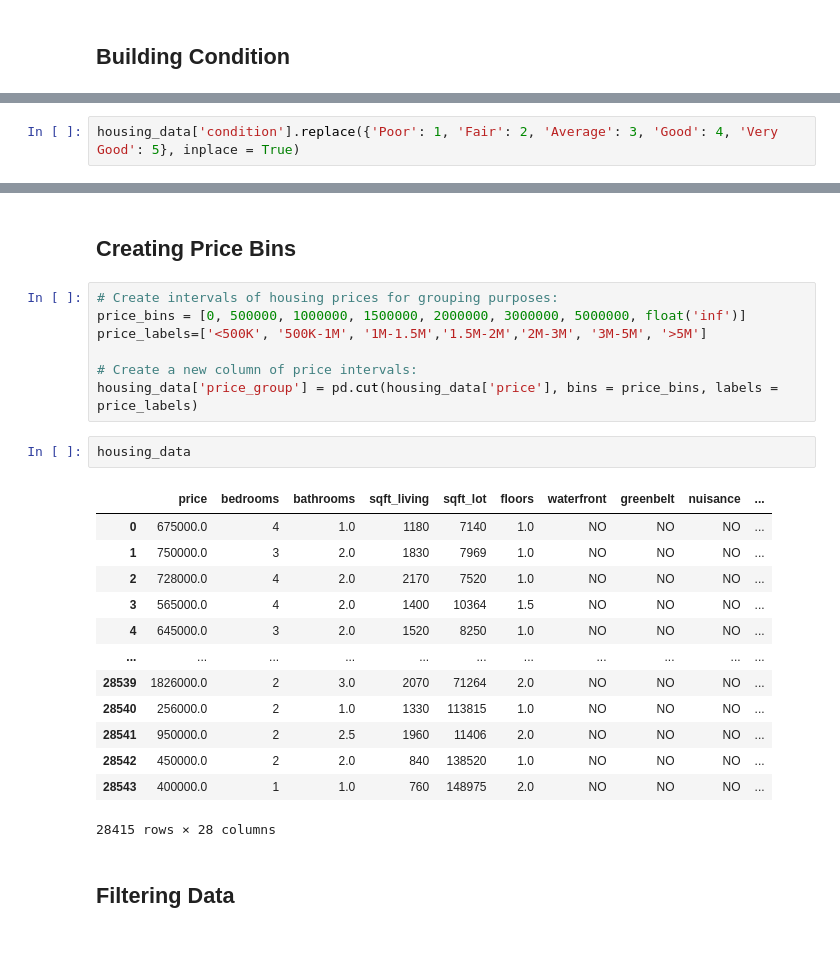
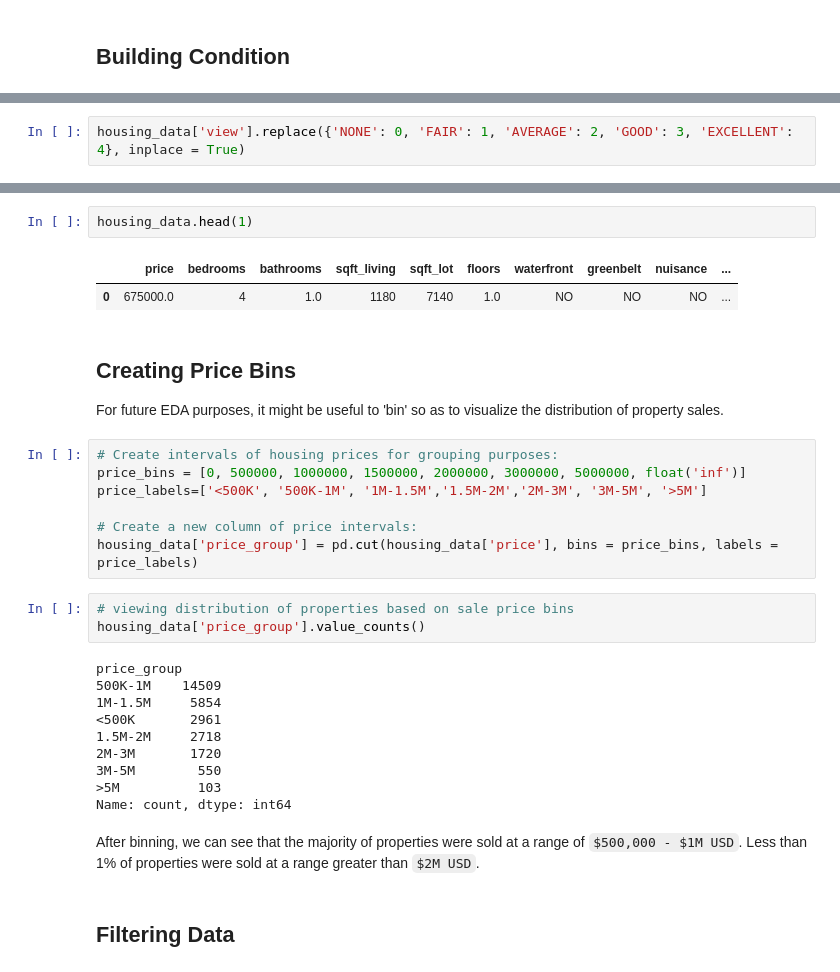
Before and after one commit to asoylatte03/KC_Housing_data, a Jupyter notebook: Data Wrangling.ipynb, the cells around one changed output, grey strips where cells are left out. Cells and saved outputs as stored; diff of their text form; blank space fills up the shorter version.

Commit message:
Updated Data Wrangling File

```diff
--- a/Data Wrangling.ipynb
+++ b/Data Wrangling.ipynb
@@ -395,2 +461,2 @@ array(['Good', 'Average', 'Very Good', 'Fair', 'Poor'], dtype=object)
 # %%
-housing_data['condition'].replace({'Poor': 1, 'Fair': 2, 'Average': 3, 'Good': 4, 'Very Good': 5}, inplace = True)
+housing_data['view'].replace({'NONE': 0, 'FAIR': 1, 'AVERAGE': 2, 'GOOD': 3, 'EXCELLENT': 4}, inplace = True)
@@ -412,5 +463,11 @@ Name: condition, Length: 28415, dtype: int64
-# %% [markdown]
-## Creating Price Bins
+# %%
+housing_data.head(1)
+# %% [output]
+|  | price | bedrooms | bathrooms | sqft_living | sqft_lot | floors | waterfront | greenbelt | nuisance | ... |
+| 0 | 675000.0 | 4 | 1.0 | 1180 | 7140 | 1.0 | NO | NO | NO | ... |
+# %% [markdown]
+## Creating Price Bins
+For future EDA purposes, it might be useful to 'bin' so as to visualize the distribution of property sales.
 # %%
 # Create intervals of housing prices for grouping purposes:
 price_bins = [0, 500000, 1000000, 1500000, 2000000, 3000000, 5000000, float('inf')]
@@ -418,22 +475,21 @@ price_labels=['<500K', '500K-1M', '1M-1.5M','1.5M-2M','2M-3M', '3M-5M', '>5M']
 
 # Create a new column of price intervals:
 housing_data['price_group'] = pd.cut(housing_data['price'], bins = price_bins, labels = price_labels)
-# %%
-housing_data
-# %% [output]
-|  | price | bedrooms | bathrooms | sqft_living | sqft_lot | floors | waterfront | greenbelt | nuisance | ... |
-| 0 | 675000.0 | 4 | 1.0 | 1180 | 7140 | 1.0 | NO | NO | NO | ... |
-| 1 | 750000.0 | 3 | 2.0 | 1830 | 7969 | 1.0 | NO | NO | NO | ... |
-| 2 | 728000.0 | 4 | 2.0 | 2170 | 7520 | 1.0 | NO | NO | NO | ... |
-| 3 | 565000.0 | 4 | 2.0 | 1400 | 10364 | 1.5 | NO | NO | NO | ... |
-| 4 | 645000.0 | 3 | 2.0 | 1520 | 8250 | 1.0 | NO | NO | NO | ... |
-| ... | ... | ... | ... | ... | ... | ... | ... | ... | ... | ... |
-| 28539 | 1826000.0 | 2 | 3.0 | 2070 | 71264 | 2.0 | NO | NO | NO | ... |
-| 28540 | 256000.0 | 2 | 1.0 | 1330 | 113815 | 1.0 | NO | NO | NO | ... |
-| 28541 | 950000.0 | 2 | 2.5 | 1960 | 11406 | 2.0 | NO | NO | NO | ... |
-| 28542 | 450000.0 | 2 | 2.0 | 840 | 138520 | 1.0 | NO | NO | NO | ... |
-| 28543 | 400000.0 | 1 | 1.0 | 760 | 148975 | 2.0 | NO | NO | NO | ... |
-28415 rows × 28 columns
+# %%
+# viewing distribution of properties based on sale price bins
+housing_data['price_group'].value_counts()
+# %% [output]
+price_group
+500K-1M    14509
+1M-1.5M     5854
+<500K       2961
+1.5M-2M     2718
+2M-3M       1720
+3M-5M        550
+>5M          103
+Name: count, dtype: int64
+# %% [markdown]
+After binning, we can see that the majority of properties were sold at a range of `$500,000 - $1M USD`. Less than 1% of properties were sold at a range greater than `$2M USD`.
 # %% [markdown]
 ## Filtering Data
 # %%
```
Also changed, not shown: parts of 51 cells of this notebook, 1 other file.
